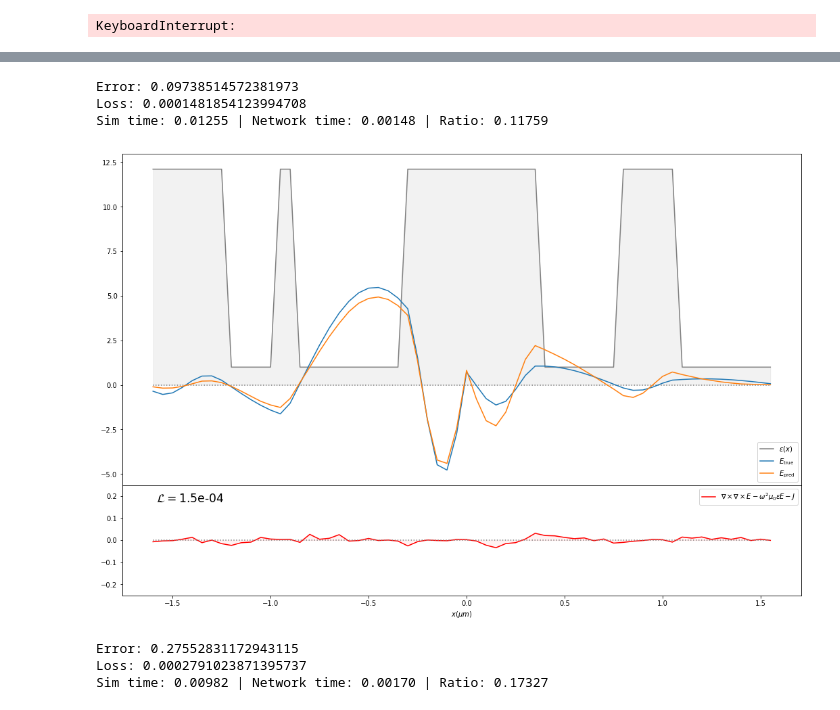
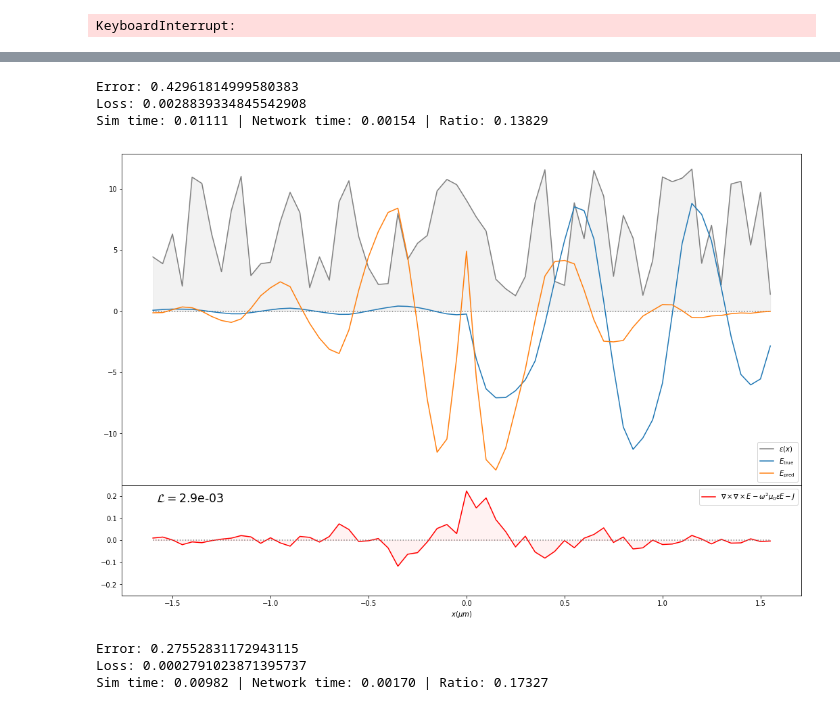
Before and after one commit to bencbartlett/neural-maxwell, a Jupyter notebook: neural_maxwell/notebooks/CS229_Final_Project.ipynb, the cells around one changed output, grey strips where cells are left out. Cells and saved outputs as stored; diff of their text form; code cells hidden in the pictures.

```diff
--- a/neural_maxwell/notebooks/CS229_Final_Project.ipynb
+++ b/neural_maxwell/notebooks/CS229_Final_Project.ipynb
@@ -381,6 +381,8 @@ KeyboardInterrupt:
 # torch.save(model.state_dict(), '../models/checkpoints/model1d_complex.ckpt')
 # torch.save(model.state_dict(), '../models/checkpoints/model1d_dec6_nodropout.ckpt')
 model.load_state_dict(torch.load('../models/checkpoints/model1d_dec6_nodropout.ckpt'))
+# %%
+test_loader = DataLoader(dataset=test_data, batch_size=1000, shuffle=False)
 # %%
 # Compute loss on test set
 
@@ -388,12 +390,13 @@ model.eval()  # eval mode (batchnorm uses moving mean/variance instead of mini-b
 test_losses = []
 
 with torch.no_grad():
+    start = time()
     for epsilons in pbar(test_loader):
         epsilons = epsilons.float().to(device)
         outputs = model(epsilons)
         loss = criterion(outputs, torch.zeros_like(outputs))
         test_losses.append(loss)
 
-print(f"Mean loss: {np.mean(np.array(test_losses))}")
+print(f"Mean loss: {np.mean(np.array(test_losses))}, time: {time()-start}")
 # %% [output]
 [interactive output not drawn]
@@ -510,16 +513,18 @@ def plot_model_outputs_complex(perms, npml=16, buffer=16, src_x=None):
 # %%
 model.eval()
 
-perms = perm_random_number_alternating_layers()
+# perms = perm_random_number_alternating_layers()
+# perms = perm_alternating_layers(num_layers=12, eps1=eps_si, eps2=eps_sio2)
+perms = perm_random()
 # perms = epsilon_generator()
 
 plot_model_outputs(perms)
 # plot_model_outputs_complex(perms, buffer=0, src_x=64//2+16)
 # %% [output]
-Error: 0.09738514572381973
-Loss: 0.0001481854123994708
-Sim time: 0.01255 | Network time: 0.00148 | Ratio: 0.11759
+Error: 0.42961814999580383
+Loss: 0.0028839334845542908
+Sim time: 0.01111 | Network time: 0.00154 | Ratio: 0.13829
-[figure, old version]
+[figure, new version]
 # %%
 model.eval()
 
```
Also changed, not shown: parts of 3 cells of this notebook, 4 other files.
